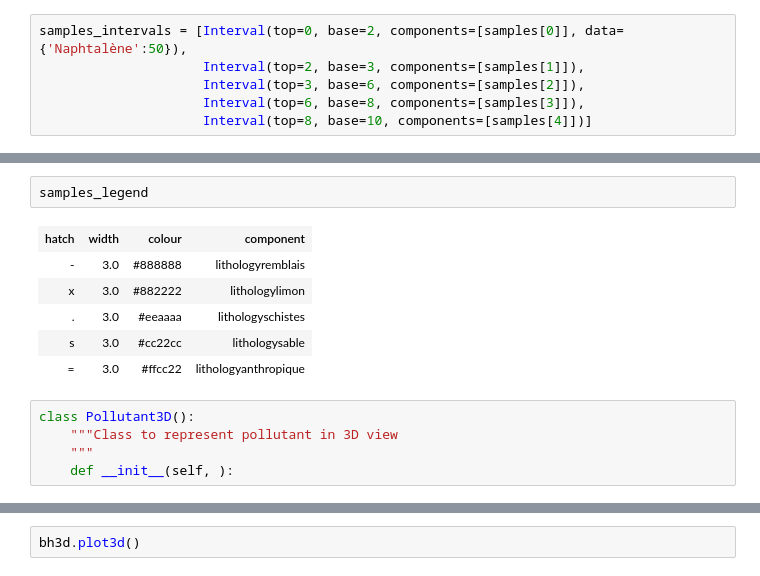
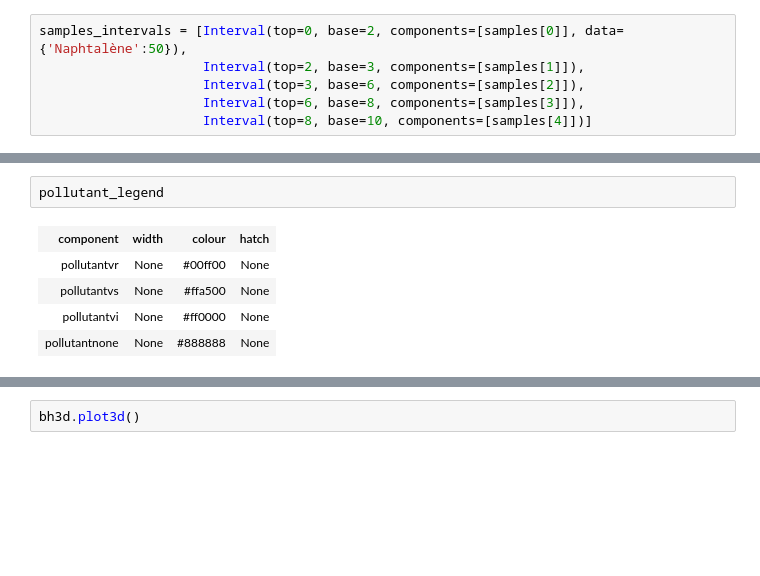
Before and after one commit to kaufmanno/GSDMA, a Jupyter notebook: playground/TFE_test/Samples_representation.ipynb, the cells around one changed output, grey strips where cells are left out. Cells and saved outputs as stored; diff of their text form; blank space fills up the shorter version.

```diff
--- a/playground/TFE_test/Samples_representation.ipynb
+++ b/playground/TFE_test/Samples_representation.ipynb
@@ -53,15 +31,9 @@ samples_intervals
-# %%
-samples_legend
-# %% [output]
-| hatch | width | colour | component |
-| - | 3.0 | #888888 | lithologyremblais |
-| x | 3.0 | #882222 | lithologylimon |
-| . | 3.0 | #eeaaaa | lithologyschistes |
-| s | 3.0 | #cc22cc | lithologysable |
-| = | 3.0 | #ffcc22 | lithologyanthropique |
-# %%
-class Pollutant3D():
-    """Class to represent pollutant in 3D view
-    """
-    def __init__(self, ):
+# %%
+pollutant_legend
+# %% [output]
+| component | width | colour | hatch |
+| pollutantvr | None | #00ff00 | None |
+| pollutantvs | None | #ffa500 | None |
+| pollutantvi | None | #ff0000 | None |
+| pollutantnone | None | #888888 | None |
 # %%
```
Also changed, not shown: parts of 9 cells of this notebook, 6 other files.
